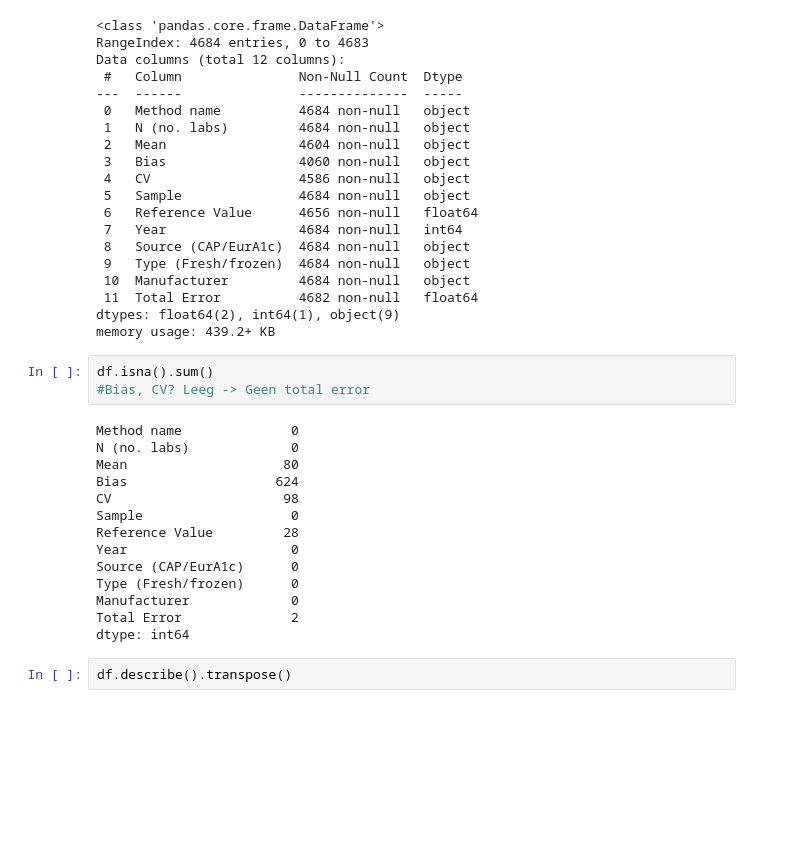
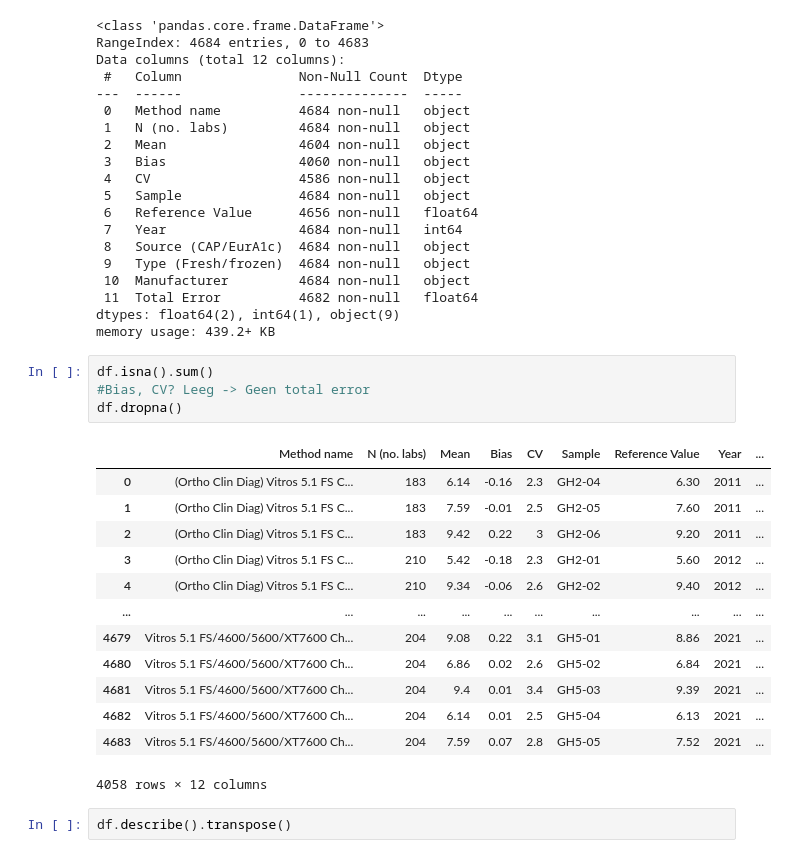
Before and after one commit to DSa-HbA1c/Predictions, a Jupyter notebook: Prediction._analyse.ipynb, the cells around one changed output. Saved outputs shown, nothing was run; the diff lists cells and outputs as text; blank space fills up the shorter version.

```diff
--- a/Prediction._analyse.ipynb
+++ b/Prediction._analyse.ipynb
@@ -61,20 +63,21 @@ memory usage: 439.2+ KB
 # %%
 df.isna().sum()
 #Bias, CV? Leeg -> Geen total error
+df.dropna()
 # %% [output]
+|  | Method name | N (no. labs) | Mean | Bias | CV | Sample | Reference Value | Year | ... |
+| 0 | (Ortho Clin Diag) Vitros 5.1 FS C... | 183 | 6.14 | -0.16 | 2.3 | GH2-04 | 6.30 | 2011 | ... |
+| 1 | (Ortho Clin Diag) Vitros 5.1 FS C... | 183 | 7.59 | -0.01 | 2.5 | GH2-05 | 7.60 | 2011 | ... |
+| 2 | (Ortho Clin Diag) Vitros 5.1 FS C... | 183 | 9.42 | 0.22 | 3 | GH2-06 | 9.20 | 2011 | ... |
+| 3 | (Ortho Clin Diag) Vitros 5.1 FS C... | 210 | 5.42 | -0.18 | 2.3 | GH2-01 | 5.60 | 2012 | ... |
+| 4 | (Ortho Clin Diag) Vitros 5.1 FS C... | 210 | 9.34 | -0.06 | 2.6 | GH2-02 | 9.40 | 2012 | ... |
+| ... | ... | ... | ... | ... | ... | ... | ... | ... | ... |
+| 4679 | Vitros 5.1 FS/4600/5600/XT7600 Ch... | 204 | 9.08 | 0.22 | 3.1 | GH5-01 | 8.86 | 2021 | ... |
+| 4680 | Vitros 5.1 FS/4600/5600/XT7600 Ch... | 204 | 6.86 | 0.02 | 2.6 | GH5-02 | 6.84 | 2021 | ... |
+| 4681 | Vitros 5.1 FS/4600/5600/XT7600 Ch... | 204 | 9.4 | 0.01 | 3.4 | GH5-03 | 9.39 | 2021 | ... |
+| 4682 | Vitros 5.1 FS/4600/5600/XT7600 Ch... | 204 | 6.14 | 0.01 | 2.5 | GH5-04 | 6.13 | 2021 | ... |
+| 4683 | Vitros 5.1 FS/4600/5600/XT7600 Ch... | 204 | 7.59 | 0.07 | 2.8 | GH5-05 | 7.52 | 2021 | ... |
-Method name              0
-N (no. labs)             0
-Mean                    80
-Bias                   624
-CV                      98
-Sample                   0
-Reference Value         28
-Year                     0
-Source (CAP/EurA1c)      0
-Type (Fresh/frozen)      0
-Manufacturer             0
-Total Error              2
-dtype: int64
+4058 rows × 12 columns
 # %%
 df.describe().transpose()
 # %% [output]
```
Also changed, not shown: parts of 15 cells of this notebook.
